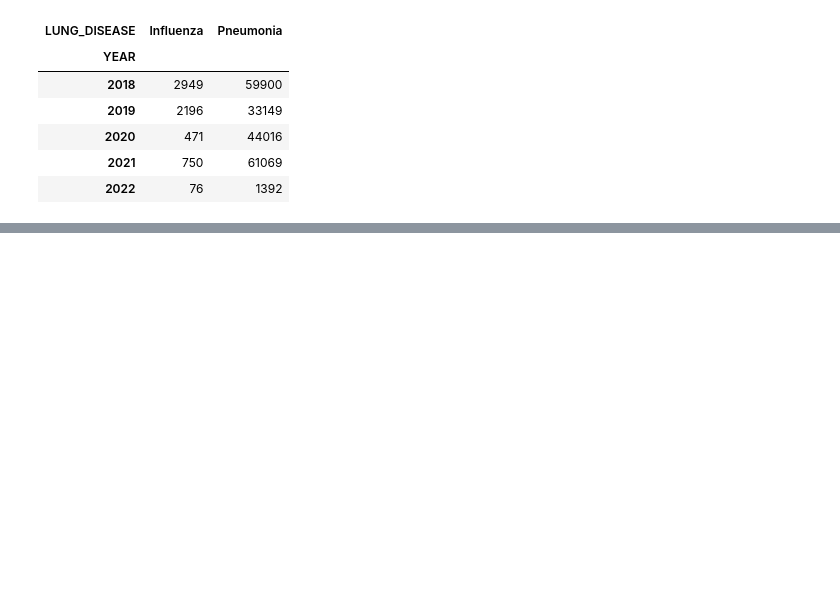
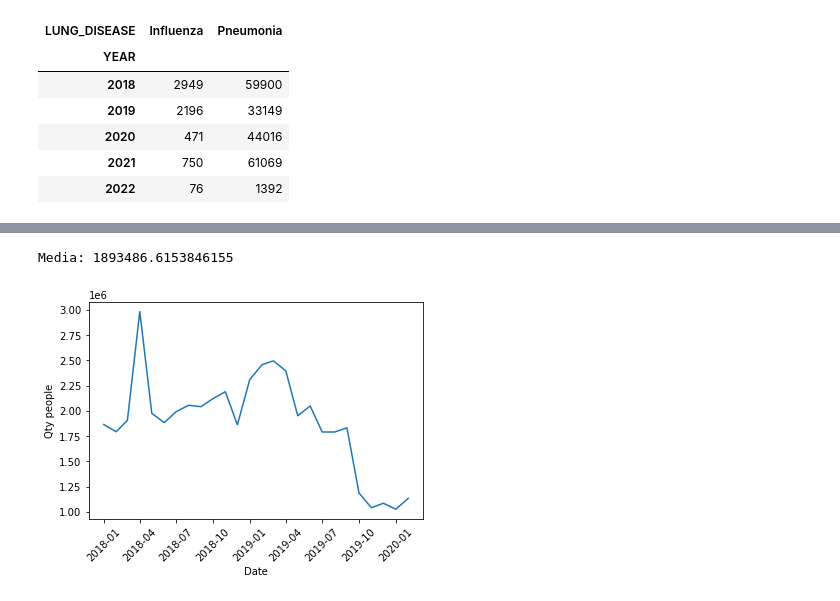
Before and after one commit to johnkbarrera/hospital_demand, a Jupyter notebook: peru_data.ipynb, the cells around one changed output, grey strips where cells are left out. Drawn from its saved outputs; the diff is of its cells as text; code cells hidden in the pictures; blank space fills up the shorter version.

```diff
--- a/peru_data.ipynb
+++ b/peru_data.ipynb
@@ -1762,0 +1834,12 @@ Text(0.5, 1.0, 'Qty of diseases by year')
+# %%
+#data_temp_mean
+plt.ylabel('Qty people')
+plt.xlabel('Date')
+plt.xticks(rotation=45)
+plt.plot(data_temp_mean['DATE'], data_temp_mean['sum'])
+
+media = data_temp_mean['sum'].mean()
+print('Media:',media)
+# %% [output]
+Media: 1893486.6153846155
+[figure, added]
```
Also changed, not shown: parts of 31 cells of this notebook, 3 other files.
